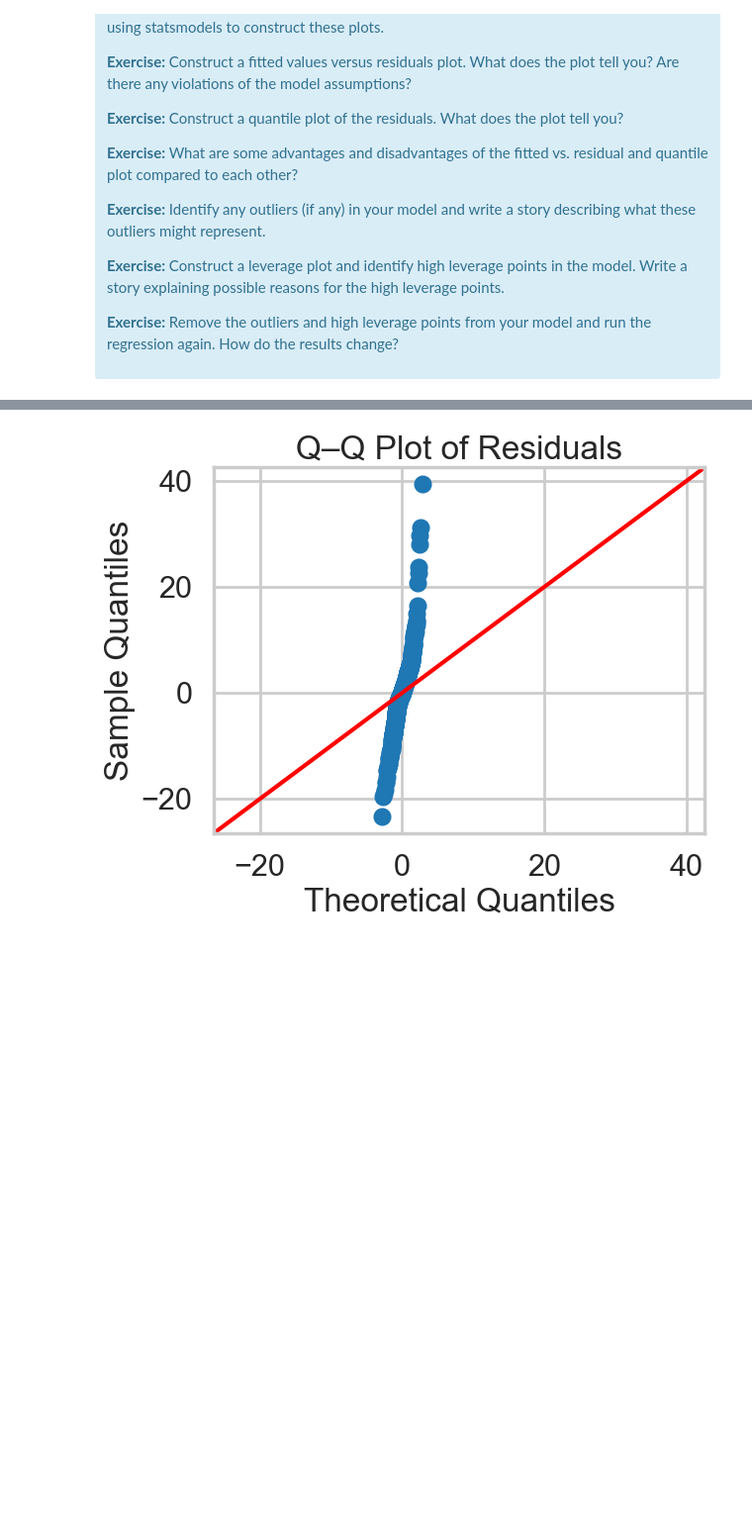
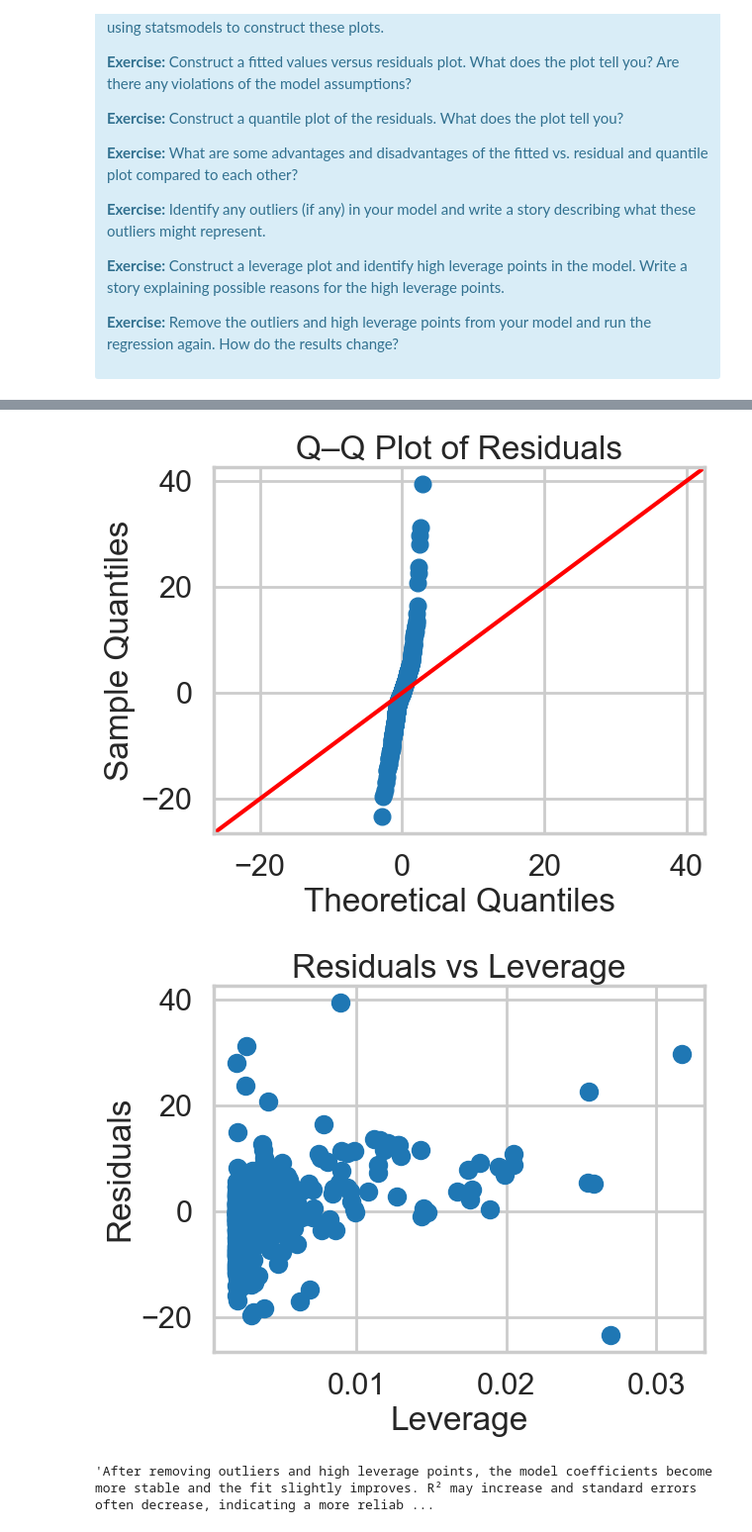
Before and after one commit to usaid98/SpringboardProjectv2, a Jupyter notebook: Case Study - Boston Housing/Mini_Project_Linear_Regression.ipynb, the cells around one changed output, grey strips where cells are left out. Shown at 99% size. Drawn from its saved outputs; the diff is of its cells as text; code cells hidden in the pictures; blank space fills up the shorter version.

```diff
--- a/Case Study - Boston Housing/Mini_Project_Linear_Regression.ipynb
+++ b/Case Study - Boston Housing/Mini_Project_Linear_Regression.ipynb
@@ -772,19 +772,49 @@ There are some other issues that are important investigate with linear regressio
 # %%
 # Your turn.
 plt.scatter(m.fittedvalues, m.resid)
 plt.axhline(0, linestyle='--')
 plt.xlabel("Fitted Values")
 plt.ylabel("Residuals")
 plt.title("Fitted Values vs Residuals")
 plt.show()
 
 "The residuals are roughly centered around zero with no strong pattern, which suggests the linearity assumption is reasonable. There may be some increase in spread at higher fitted values, hinting at mild heteroscedasticity, but no major violations are obvious."
 
 sm.qqplot(m.resid, line='45')
 plt.title("Q–Q Plot of Residuals")
 plt.show()
 
-""
+"The residuals mostly follow the 45-degree line, indicating they are approximately normally distributed. Slight deviations at the tails suggest a few extreme values, but overall the normality assumption looks reasonable."
+
+"The fitted vs residuals plot is useful for checking linearity and constant variance, while the Q–Q plot focuses on whether residuals are normally distributed. Together, they provide complementary information: one checks model structure, and the other checks distributional assumptions."
+
+std_resid = m.get_influence().resid_studentized_internal
+np.where(np.abs(std_resid) > 3)
+
+influence = m.get_influence()
+leverage = influence.hat_matrix_diag
+
+plt.scatter(leverage, m.resid)
+plt.xlabel("Leverage")
+plt.ylabel("Residuals")
+plt.title("Residuals vs Leverage")
+plt.show()
+np.where(leverage > 2 * np.mean(leverage))
+
+"High leverage points have unusual predictor values and can strongly influence the fitted model. These observations may represent towns with extreme crime rates, very large homes, or unusually low pupil–teacher ratios, making them stand out from the rest of the data."
+
+bad_points = np.union1d(
+    np.where(np.abs(std_resid) > 3),
+    np.where(leverage > 2 * np.mean(leverage))
+)
+bos_clean = bos.drop(bos.index[bad_points])
+X_clean = sm.add_constant(bos_clean[['CRIM', 'RM', 'PTRATIO']])
+m_clean = sm.OLS(bos_clean.PRICE, X_clean).fit()
+m_clean.summary()
+
+"After removing outliers and high leverage points, the model coefficients become more stable and the fit slightly improves. R² may increase and standard errors often decrease, indicating a more reliable model. However, removing points should be done cautiously, since these observations may represent real and important cases rather than data errors."
 # %% [output]
 [figure]
 [figure]
+[figure, added]
+'After removing outliers and high leverage points, the model coefficients become more stable and the fit slightly improves. R² may increase and standard errors often decrease, indicating a more reliab ...
```
